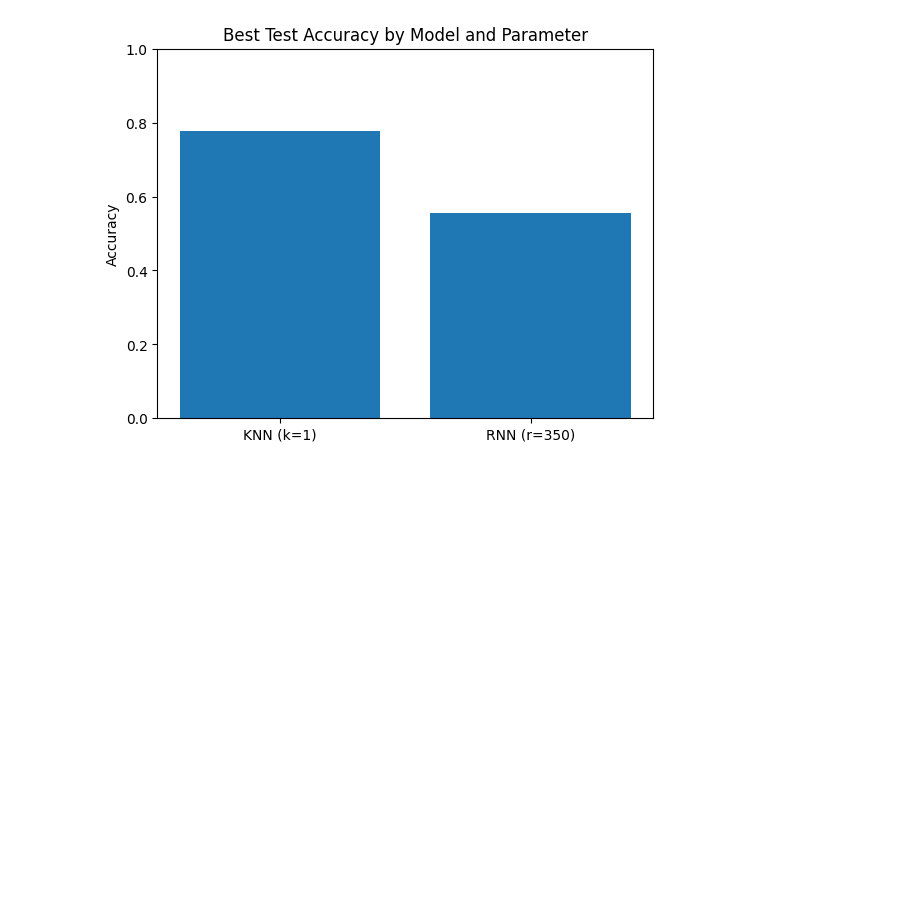
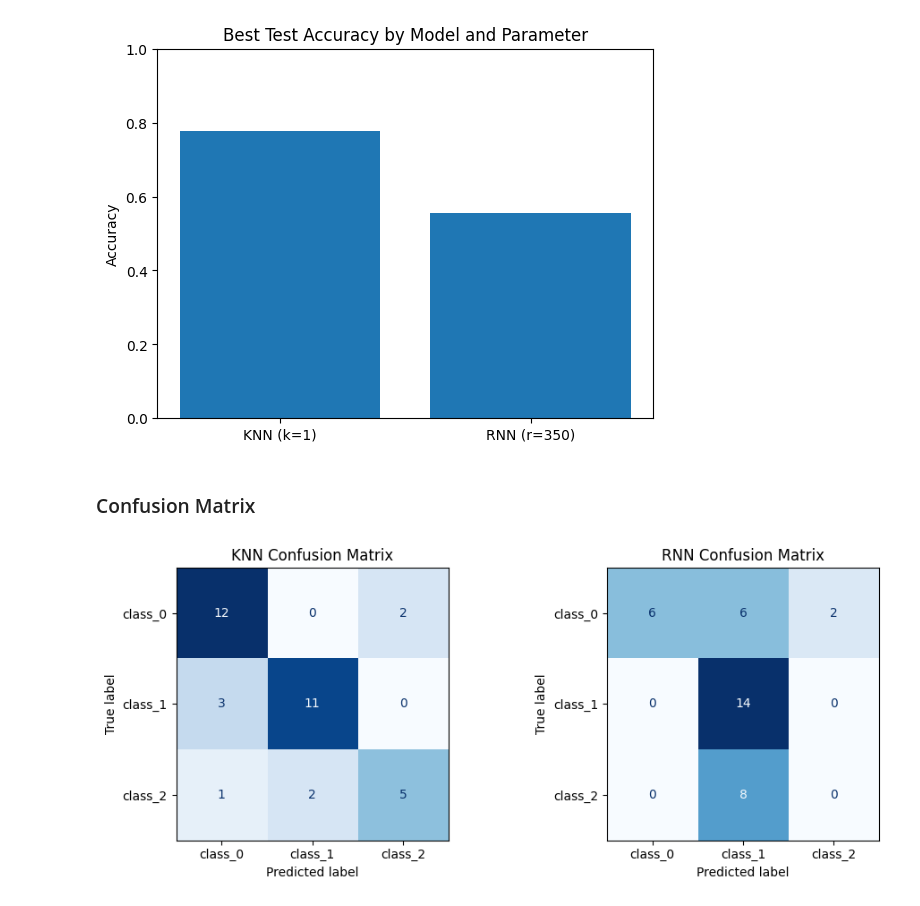
Before and after one commit to sdumaru/MSCS_634_Lab_2, a Jupyter notebook: lab2_notebook.ipynb, the cells around one changed output. Cells and saved outputs as stored; diff of their text form; code cells hidden in the pictures; blank space fills up the shorter version.

```diff
--- a/lab2_notebook.ipynb
+++ b/lab2_notebook.ipynb
@@ -220,3 +221,37 @@ plt.ylim(0, 1)
 plt.show()
 # %% [output]
 [figure]
+# %% [markdown]
+### Confusion Matrix
+# %%
+from sklearn.metrics import confusion_matrix, ConfusionMatrixDisplay
+
+knn_best = KNeighborsClassifier(n_neighbors=best_k).fit(x_train, y_train)
+rnn_best = RadiusNeighborsClassifier(radius=best_radius, outlier_label=None).fit(
+    x_train_np, y_train
+)
+
+# get preds
+y_pred_knn = knn_best.predict(x_test)
+y_pred_rnn = []
+for sample in x_test_np:
+    neigh = rnn_best.radius_neighbors([sample], return_distance=False)[0]
+    if len(neigh)==0:
+        fb = KNeighborsClassifier(n_neighbors=1).fit(x_train_np, y_train)
+        y_pred_rnn.append(fb.predict([sample])[0])
+    else:
+        y_pred_rnn.append(y_train.iloc[neigh[0]])
+
+# plot confusion matrices
+fig, axes = plt.subplots(1, 2, figsize=(10,4))
+for ax, (name, preds) in zip(axes, [("KNN", y_pred_knn), ("RNN", y_pred_rnn)]):
+    cm = confusion_matrix(y_test, preds)
+    disp = ConfusionMatrixDisplay(cm, display_labels=wine_dataset.target_names)
+    disp.plot(ax=ax, cmap="Blues", colorbar=False)
+    ax.set_xlabel("Predicted label")
+    ax.set_ylabel("True label")
+    ax.set_title(f"{name} Confusion Matrix")
+plt.tight_layout()
+plt.show()
+# %% [output]
+[figure, added]
```
Also changed, not shown: parts of 3 cells of this notebook.
